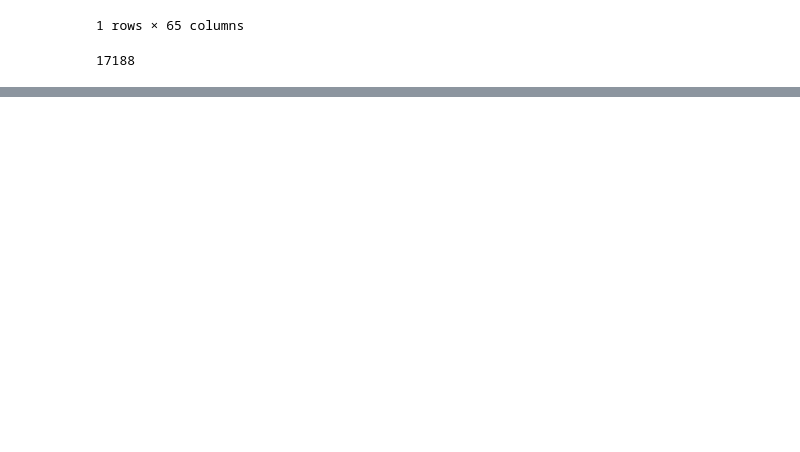
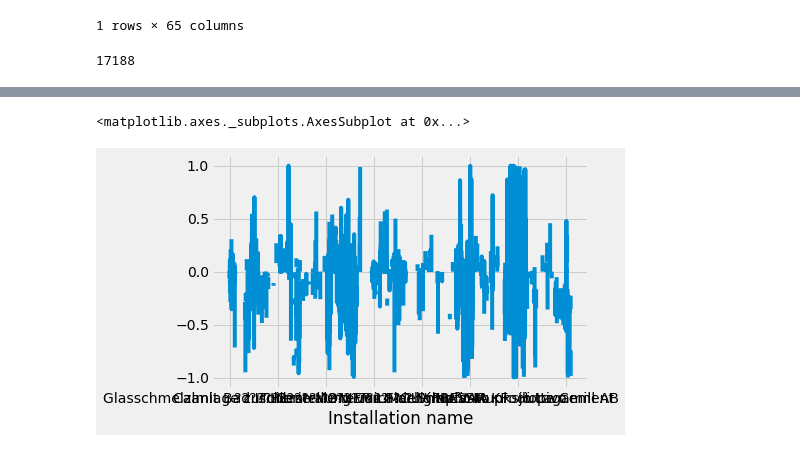
Before and after one commit to BenBowring/EnergyData, a Jupyter notebook: DataInvestigation.ipynb, the cells around one changed output, grey strips where cells are left out. Saved outputs shown, nothing was run; the diff lists cells and outputs as text; code cells hidden in the pictures; blank space fills up the shorter version.

```diff
--- a/DataInvestigation.ipynb
+++ b/DataInvestigation.ipynb
@@ -104,0 +104,6 @@ amount_in = transact_df.groupby('ACQUIRING_ACCOUNT_NAME').agg({'AMOUNT': ['sum']
+# %%
+amount_out = ids_out.loc[[install for install in mapped_string if install in ids_out.index]]
+amount_in = ids_in.loc[[install for install in mapped_string if install in ids_in.index]]
+# %%
+mapped_df['PAID_OUT'] = amount_out
+mapped_df['PAID_IN'] = amount_in
@@ -113,0 +142,7 @@ array(['Calmit Bad Ischl', 'Vetropack Pöchlarn',
+# %%
+count_df = mapped_df[['Installation name', 'ICIS-ID']].copy()
+count_df.set_index('Installation name', inplace = True)
+# %%
+count_df['AmountIn'] = amount_in
+count_df['AmountOut'] = amount_out
+count_df['Diff'] = (amount_in - amount_out) / (amount_in + amount_out)
@@ -113,0 +159,5 @@ array(['Calmit Bad Ischl', 'Vetropack Pöchlarn',
+# %%
+count_df['Diff'].plot()
+# %% [output]
+<matplotlib.axes._subplots.AxesSubplot at 0x...>
+[figure, added]
```
Also changed, not shown: parts of 11 cells of this notebook.
